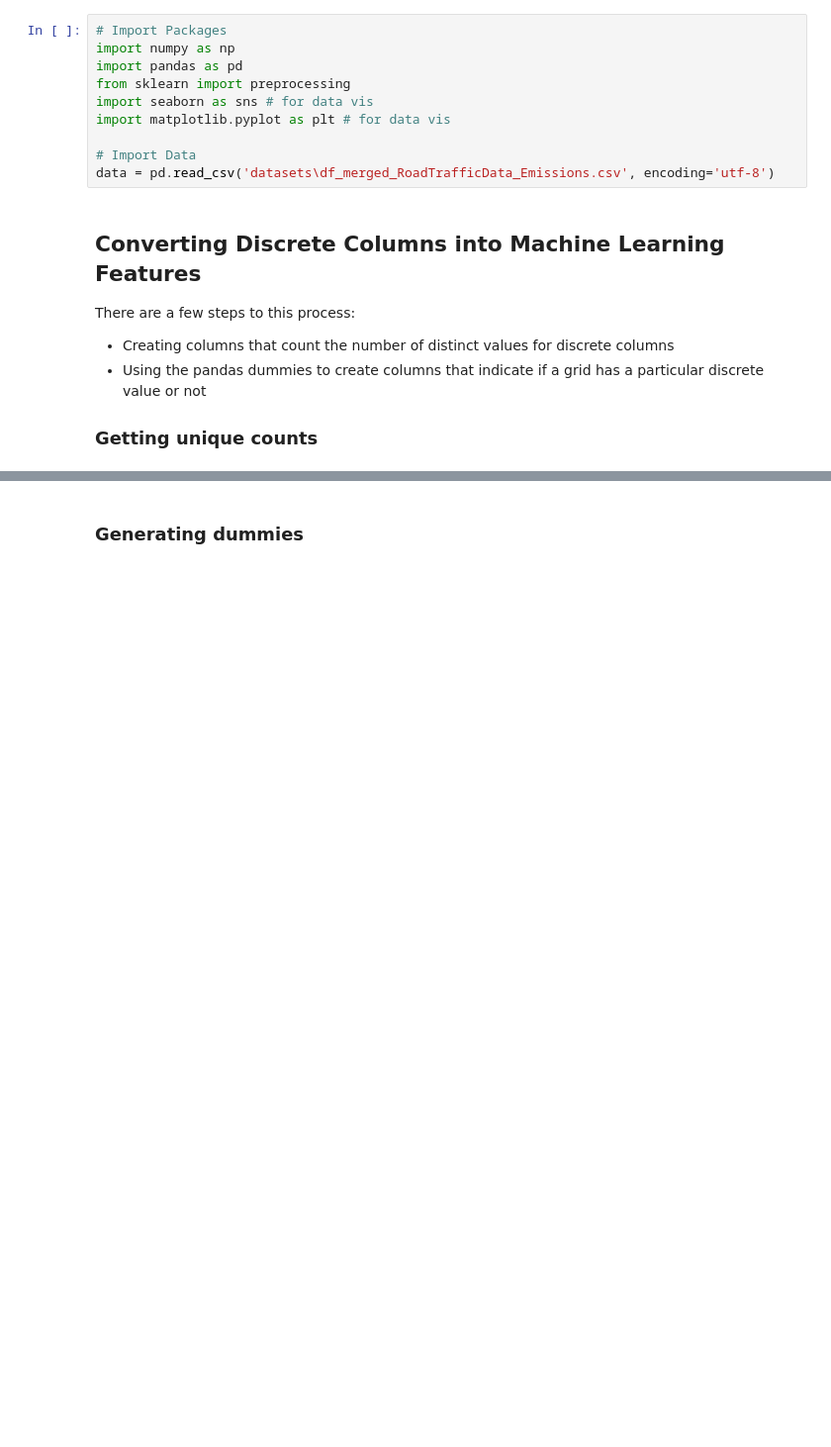
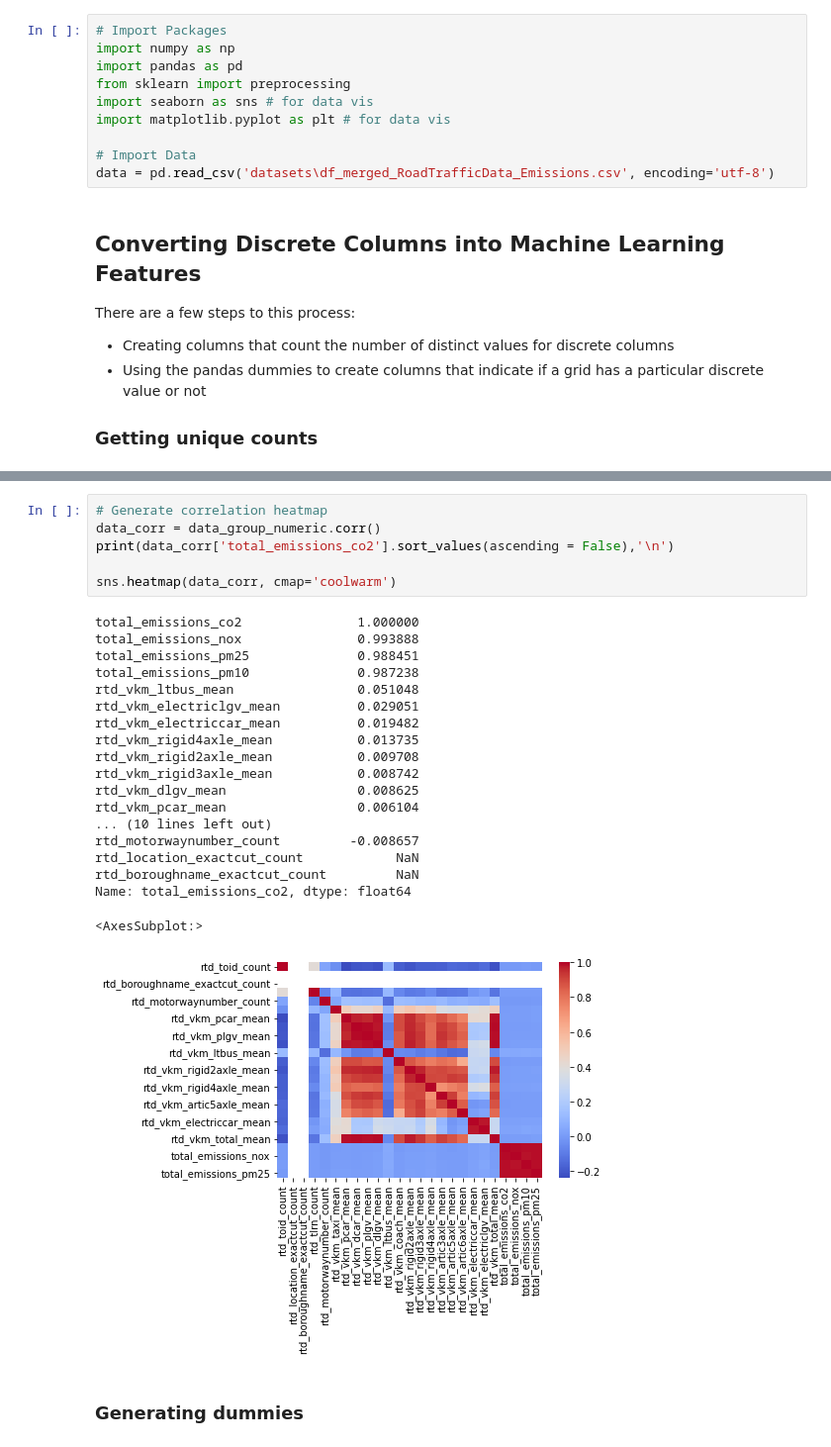
Before and after one commit to abdulrahman-almarzooqi/csck503project, a Jupyter notebook: LAEI_DataTransform.ipynb, the cells around one changed output, grey strips where cells are left out. Shown at 99% size. Drawn from its saved outputs; the diff is of its cells as text; blank space fills up the shorter version.

```diff
--- a/LAEI_DataTransform.ipynb
+++ b/LAEI_DataTransform.ipynb
@@ -42,3 +104,29 @@ data_group_discrete.head()
+# %%
+# Generate correlation heatmap
+data_corr = data_group_numeric.corr()
+print(data_corr['total_emissions_co2'].sort_values(ascending = False),'\n')
+
+sns.heatmap(data_corr, cmap='coolwarm')
+# %% [output]
+total_emissions_co2               1.000000
+total_emissions_nox               0.993888
+total_emissions_pm25              0.988451
+total_emissions_pm10              0.987238
+rtd_vkm_ltbus_mean                0.051048
+rtd_vkm_electriclgv_mean          0.029051
+rtd_vkm_electriccar_mean          0.019482
+rtd_vkm_rigid4axle_mean           0.013735
+rtd_vkm_rigid2axle_mean           0.009708
+rtd_vkm_rigid3axle_mean           0.008742
+rtd_vkm_dlgv_mean                 0.008625
+rtd_vkm_pcar_mean                 0.006104
+... (10 lines left out)
+rtd_motorwaynumber_count         -0.008657
+rtd_location_exactcut_count            NaN
+rtd_boroughname_exactcut_count         NaN
+Name: total_emissions_co2, dtype: float64
+<AxesSubplot:>
+[figure, new version]
 # %% [markdown]
 ### Generating dummies
 # %%
```
Also changed, not shown: parts of 12 cells of this notebook, 2 other files.
